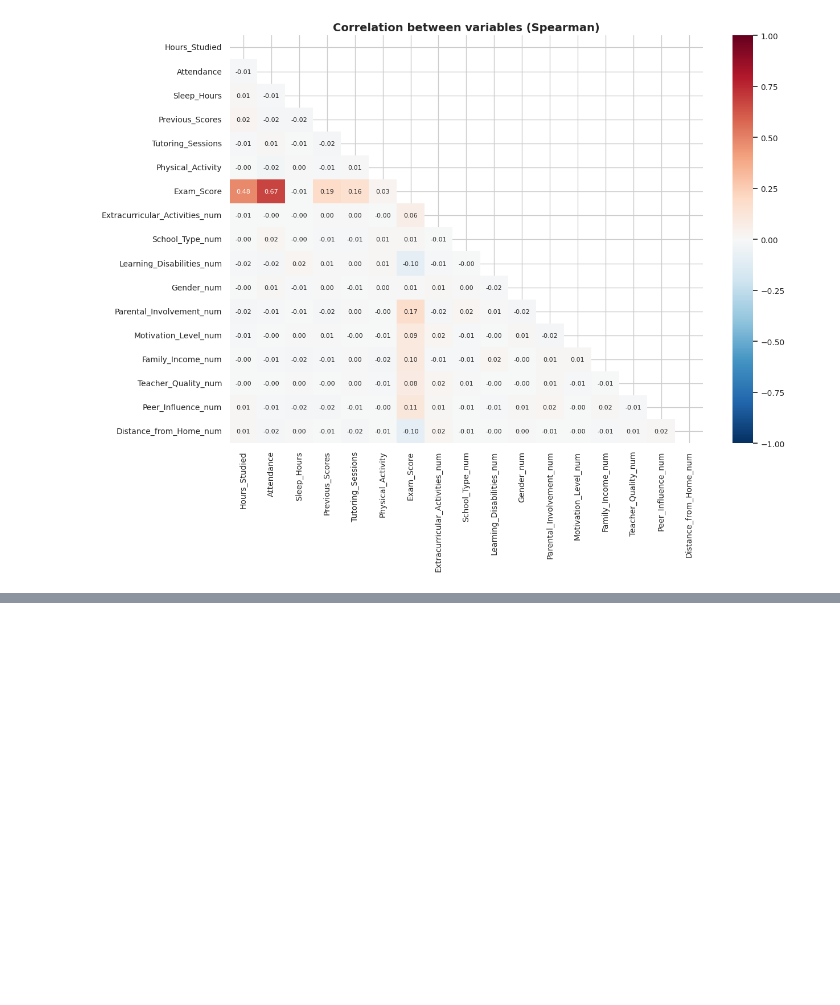
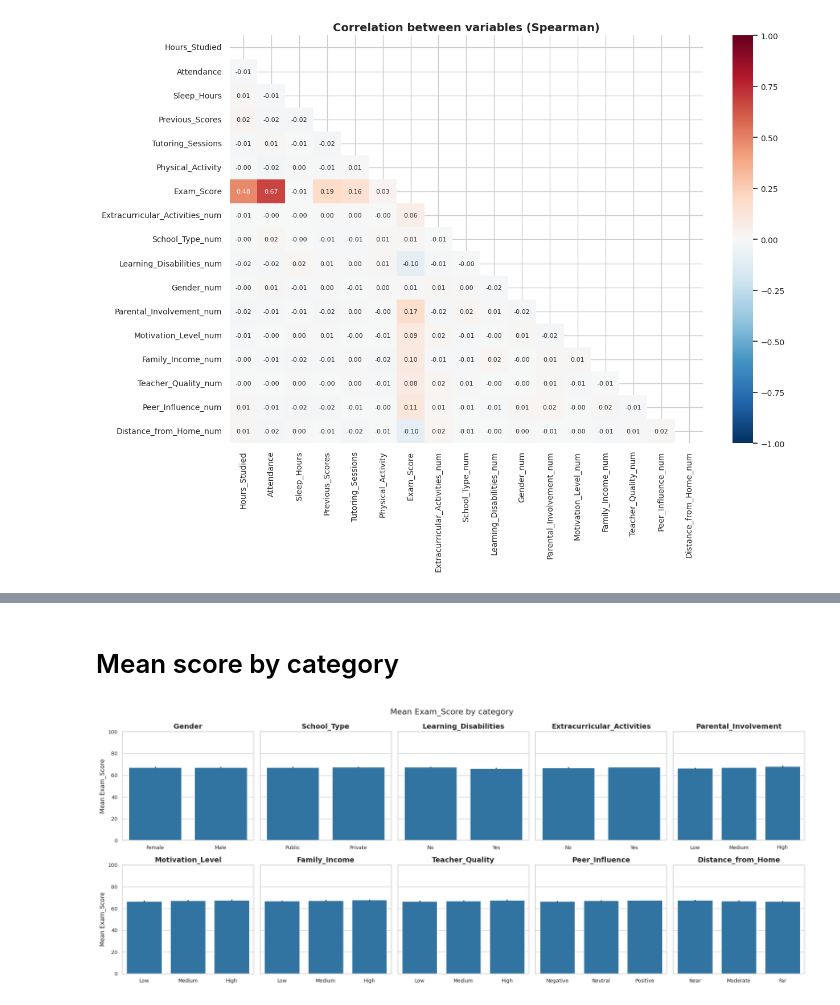
Before and after one commit to Martazzz/dropout_rate_academic_success, a Jupyter notebook: notebooks/01_cleaning_eda.ipynb, the cells around one changed output, grey strips where cells are left out. Saved outputs shown, nothing was run; the diff lists cells and outputs as text; code cells hidden in the pictures; blank space fills up the shorter version.

```diff
--- a/notebooks/01_cleaning_eda.ipynb
+++ b/notebooks/01_cleaning_eda.ipynb
@@ -305,0 +323,18 @@ plt.show()
+# %% [markdown]
+# Mean score by category
+# %%
+fig, axes = plt.subplots(2, 5, figsize=(20, 8), sharey=True)
+
+for ax, col in zip(axes.flat, cat_cols):
+    sns.barplot(data=data, x=col, y="Exam_Score", color=BAR_COLOR, ax=ax)
+    ax.set_title(col)
+    ax.set_xlabel("")
+    ax.set_ylabel("Mean Exam_Score")
+    ax.set_ylim(0, 100)
+
+fig.suptitle("Mean Exam_Score by category", fontsize=16)
+plt.tight_layout()
+plt.savefig("figures/eda_examscore_by_category.png", dpi=200, bbox_inches="tight")
+plt.show()
+# %% [output]
+[figure, added]
```
Also changed, not shown: parts of 7 cells of this notebook.
